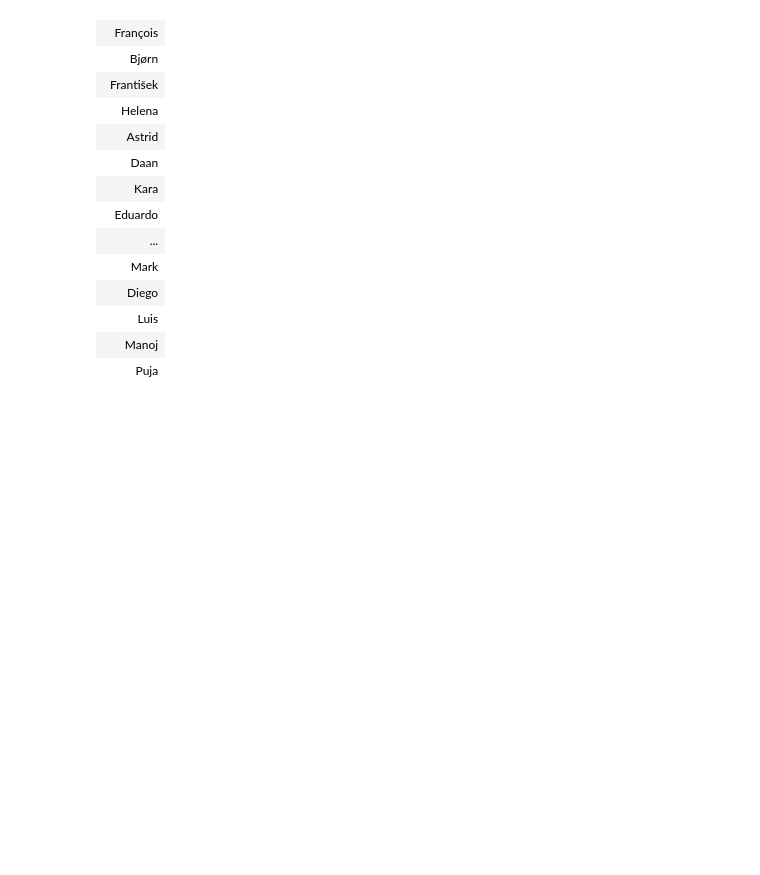
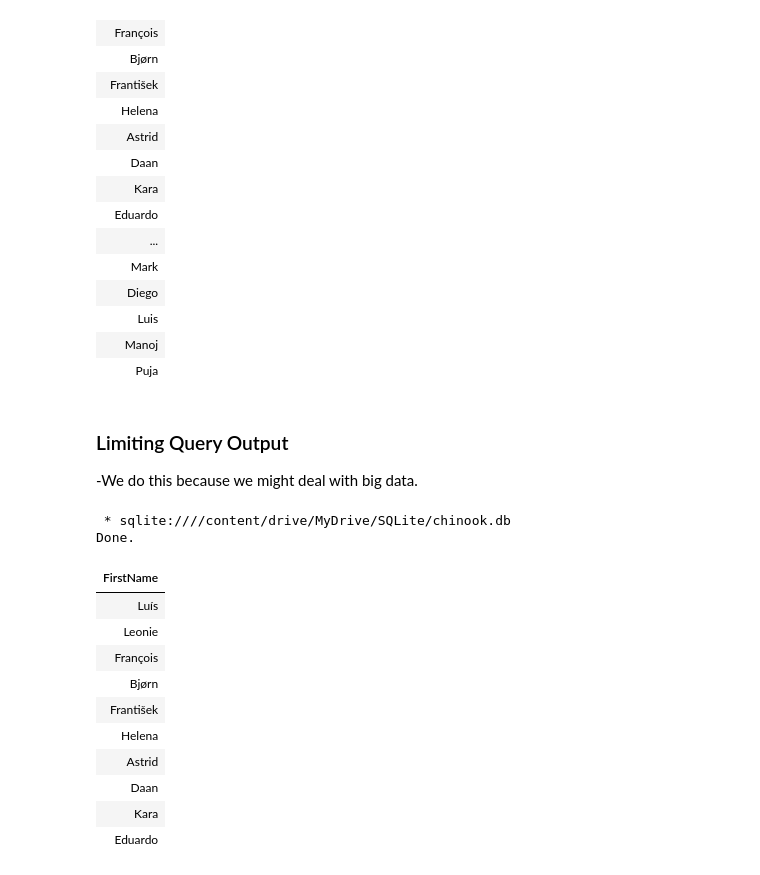
Before and after one commit to mandem296/SQLite-Chinook, a Jupyter notebook: SQLite_PowerBi_Challenge.ipynb, the cells around one changed output. Cells and saved outputs as stored; diff of their text form; code cells hidden in the pictures; blank space fills up the shorter version.

```diff
--- a/SQLite_PowerBi_Challenge.ipynb
+++ b/SQLite_PowerBi_Challenge.ipynb
@@ -105,3 +105,29 @@ Done.
 | Luis |
 | Manoj |
 | Puja |
+# %% [markdown]
+### Limiting Query Output
+
+-We do this because we might deal with big data.
+# %%
+%%sql
+
+#We are going to limit to only 10 names. Remember to indicate semi-colon to signify end of code.
+SELECT FirstName
+FROM customers
+
+LIMIT 10;
+# %% [output]
+ * sqlite:////content/drive/MyDrive/SQLite/chinook.db
+Done.
+| FirstName |
+| Luís |
+| Leonie |
+| François |
+| Bjørn |
+| František |
+| Helena |
+| Astrid |
+| Daan |
+| Kara |
+| Eduardo |
```
Also changed, not shown: parts of 5 cells of this notebook.
